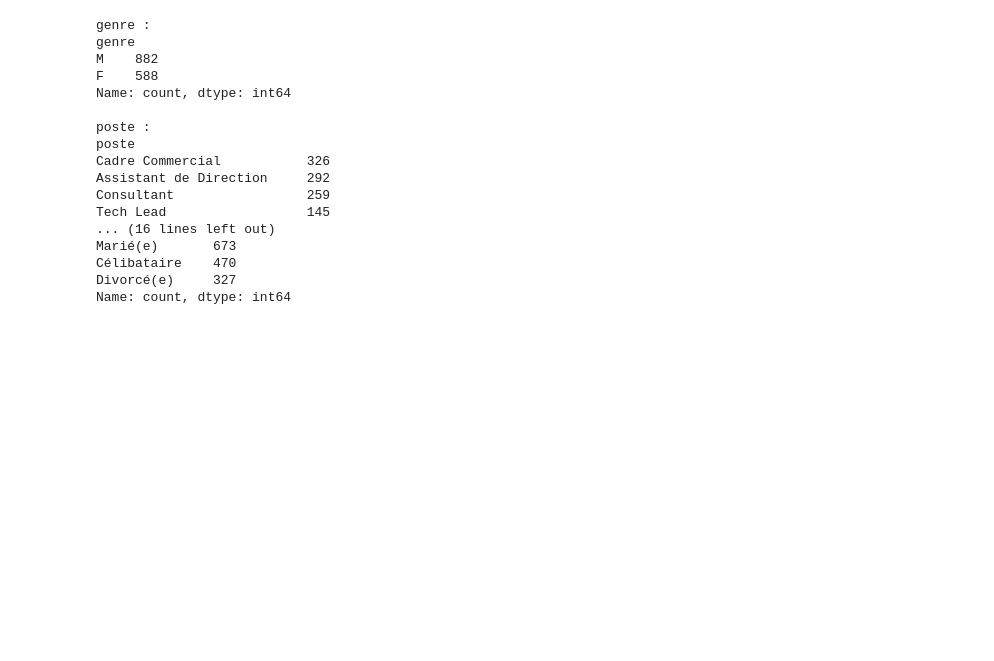
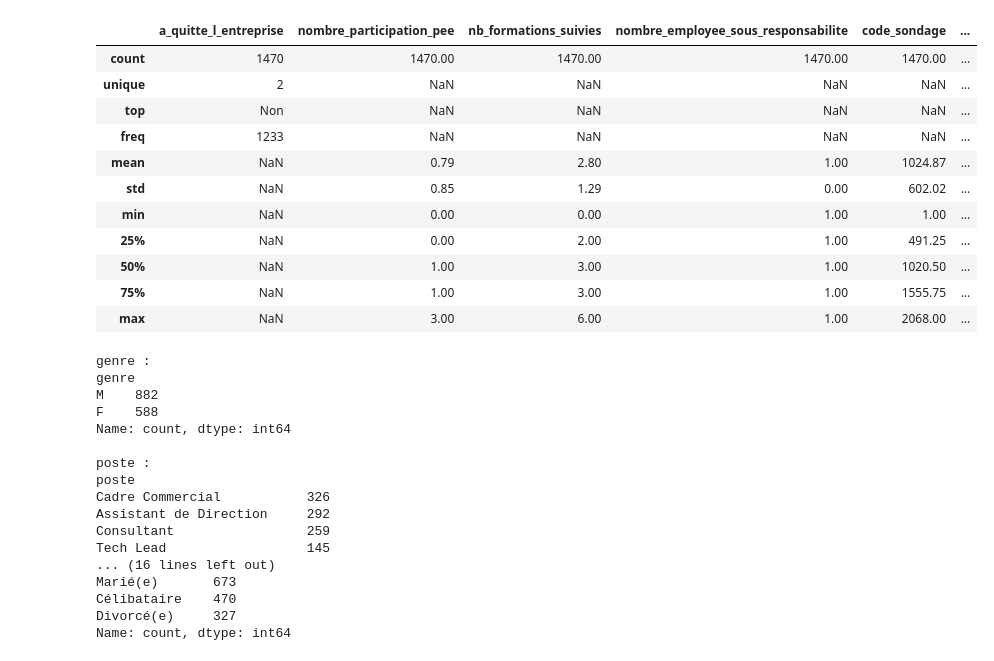
Before and after one commit to ClementMouton/OCR_Projet_4, a Jupyter notebook: P4.ipynb, the cells around one changed output. Saved outputs shown, nothing was run; the diff lists cells and outputs as text; code cells hidden in the pictures; blank space fills up the shorter version.

```diff
--- a/P4.ipynb
+++ b/P4.ipynb
@@ -45,4 +88,19 @@ print(df_sondage.shape)
 (1470, 12)
+# %%
+df_sondage.describe(include='all')
+# %% [output]
+|  | a_quitte_l_entreprise | nombre_participation_pee | nb_formations_suivies | nombre_employee_sous_responsabilite | code_sondage | ... |
+| count | 1470 | 1470.00 | 1470.00 | 1470.00 | 1470.00 | ... |
+| unique | 2 | NaN | NaN | NaN | NaN | ... |
+| top | Non | NaN | NaN | NaN | NaN | ... |
+| freq | 1233 | NaN | NaN | NaN | NaN | ... |
+| mean | NaN | 0.79 | 2.80 | 1.00 | 1024.87 | ... |
+| std | NaN | 0.85 | 1.29 | 0.00 | 602.02 | ... |
+| min | NaN | 0.00 | 0.00 | 1.00 | 1.00 | ... |
+| 25% | NaN | 0.00 | 2.00 | 1.00 | 491.25 | ... |
+| 50% | NaN | 1.00 | 3.00 | 1.00 | 1020.50 | ... |
+| 75% | NaN | 1.00 | 3.00 | 1.00 | 1555.75 | ... |
+| max | NaN | 3.00 | 6.00 | 1.00 | 2068.00 | ... |
 # %%
 # Exemple : nettoyage automatique
 def clean_percent(x):
```
Also changed, not shown: parts of 15 cells of this notebook, 4 other files.
